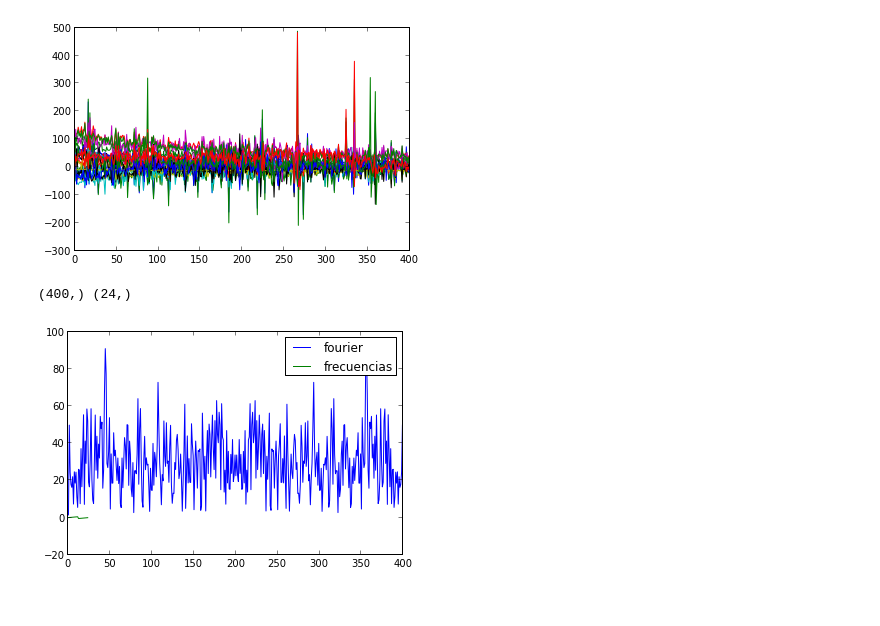
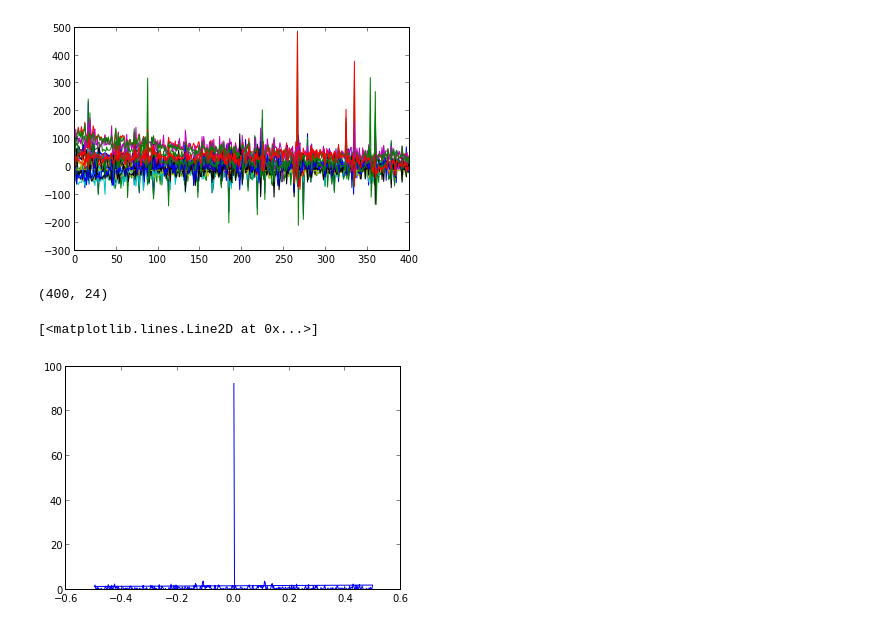
Before and after one commit to daniel-lozano/tarea5, a Jupyter notebook: tarea5-1.ipynb, the cells around one changed output. Drawn from its saved outputs; the diff is of its cells as text; code cells hidden in the pictures.

Commit message:
punto a casi terminado

```diff
--- a/tarea5-1.ipynb
+++ b/tarea5-1.ipynb
@@ -47,20 +48,3 @@ for i in range(datos):
     plot(si)
 # %% [output]
 [figure]
-# %%
-"""
-se hace la fft de las senales y se guarda en n=datos arreglos posibles
-"""
-dt=1
-fft_x = fft(s0) / datos # FFT Normalized
-freq = fftfreq(datos, dt) # Recuperamos las frecuencias
-
-plt.plot(np.abs(fft_x),label="fourier")
-plt.plot(freq,label="frecuencias")
-legend()
-
-#se grafica la transformada de la senal 0
-print shape(fft_x),shape(freq)
-# %% [output]
-(400,) (24,)
-[figure, removed]
@@ -66,0 +57,37 @@ print shape(fft_x),shape(freq)
+# %%
+FFT=np.zeros([400,24],dtype=complex)#FFT contendra las transformadas de fourier de todos los datos
+ABS=np.zeros([400,24],dtype=float) #ABS tendra las normas de las posiciones de FFT
+ABS_2=np.zeros([400,24],dtype=float) #ABS_2 tendra las posiciones de ABS al cuadrado
+FREQ1=np.zeros([400,24],dtype=float)#frecuncia contendra las frecuencias de fourier de todos los datos
+
+
+
+shape(FREQ1)
+# %% [output]
+(400, 24)
+# %%
+"""
+    se calcula la transformada de fourirer de todas las senales y se guarda las frecuencias en FREQ1
+"""
+a=0
+for i in range(datos):
+    fft_y=fft(archivo[:,i])/shape(archivo)[0]
+    FFT[:,i]=fft_y
+    fft_z=fftfreq(shape(archivo)[0],dt)
+    FREQ1[:,i]=fft_z
+# %%
+"""
+    se crea una matriz con los valores absolutos de cada punto de las transformadas y la matriz ABS_2
+"""
+for i in range(shape(FFT)[0]):
+    for j in range(shape(FFT)[1]):
+        ABS[i,j]=np.abs(FFT[i,j])
+
+for i in range(shape(ABS)[0]):
+    for j in range(shape(ABS)[1]):
+        ABS_2[i,j]=np.abs(ABS[i,j])**2
+
+plot(FREQ1[:,2],ABS_2[:,2])
+# %% [output]
+[<matplotlib.lines.Line2D at 0x...>]
+[figure, added]
```
Also changed, not shown: parts of 8 cells of this notebook.
